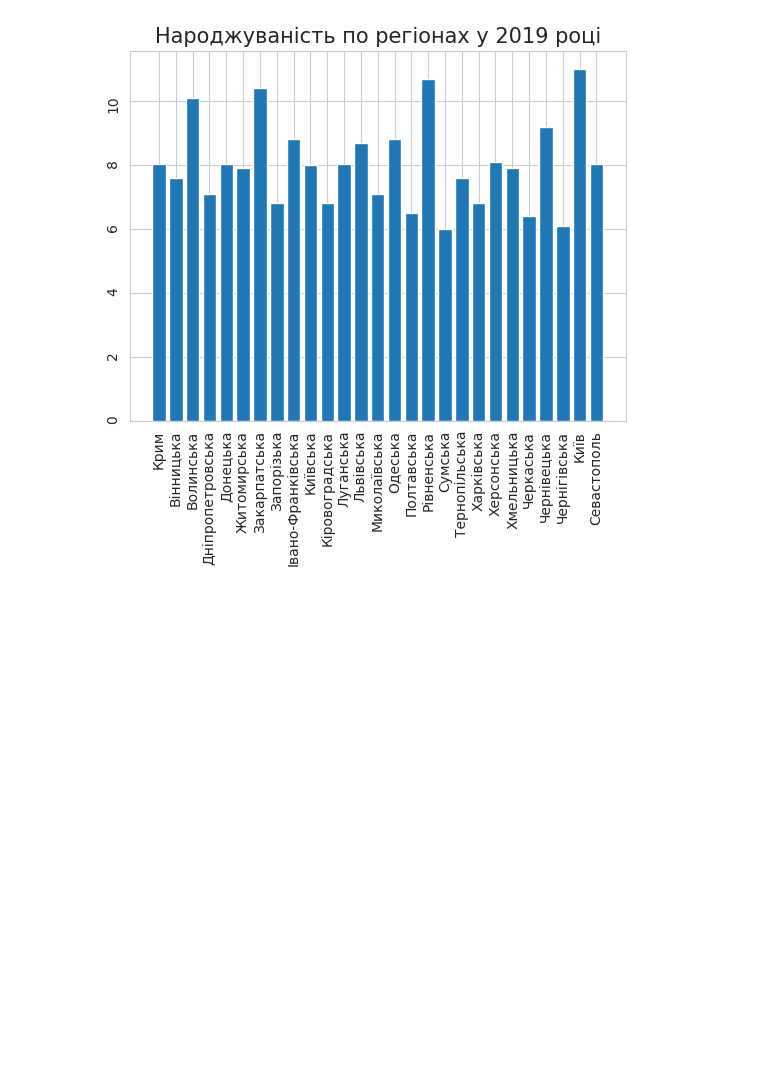
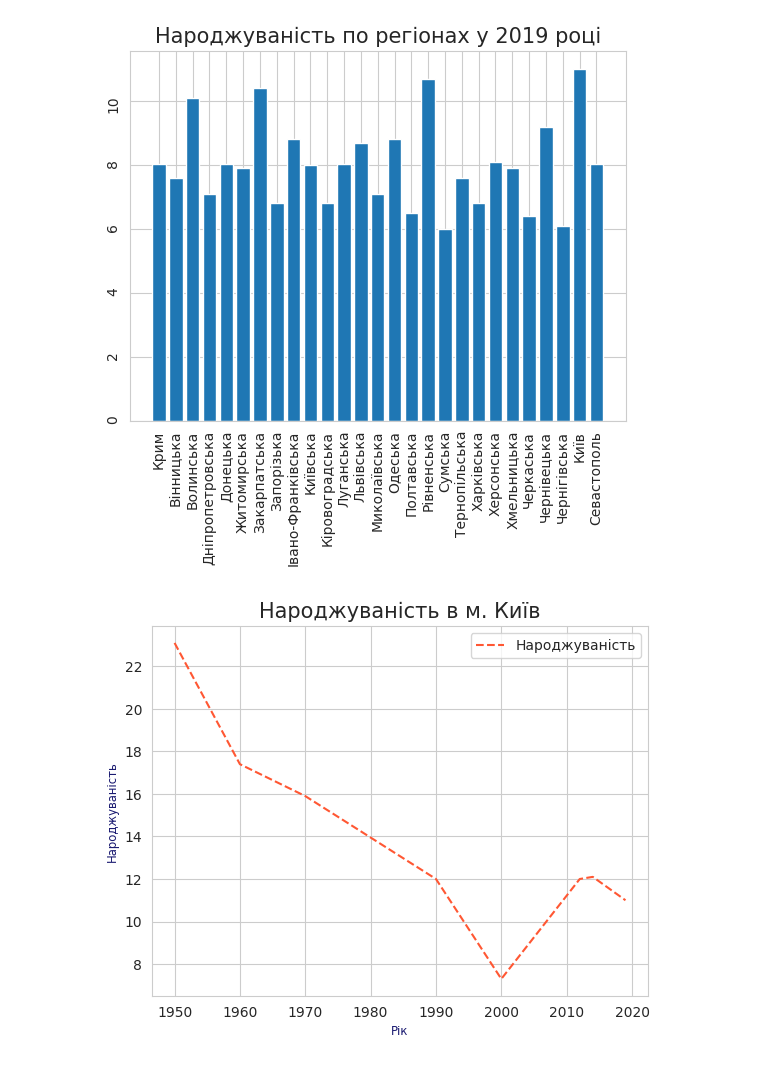
Before and after one commit to SobolMaria/goit-ds-hw-05, a Jupyter notebook: Hw2.1.ipynb, the cells around one changed output. Saved outputs shown, nothing was run; the diff lists cells and outputs as text; code cells hidden in the pictures; blank space fills up the shorter version.

```diff
--- a/Hw2.1.ipynb
+++ b/Hw2.1.ipynb
@@ -131,3 +131,24 @@ plt.tick_params(labelrotation=90)
 plt.show()
 # %% [output]
 [figure]
+# %%
+sns.set_style("whitegrid")
+plt.bar(df["Регіон"], df["2019"])
+plt.title("Народжуваність по регіонах у 2019 році", fontsize=15)
+plt.tick_params(labelrotation=90)
+
+plt.show()
+# %%
+years = [1950, 1960, 1970, 1990, 2000, 2012, 2014, 2019]
+
+plt.plot(
+    years, df.loc[25, ["1950", "1960", "1970", "1990", "2000", "2012", "2014", "2019"]],
+    label="Народжуваність", linestyle="--", color="#FF5733"
+)
+plt.xlabel("Рік", fontsize="small", color="midnightblue")
+plt.ylabel("Народжуваність", fontsize="small", color="midnightblue")
+plt.title("Народжуваність в м. Київ", fontsize=15)
+plt.legend()
+plt.show()
+# %% [output]
+[figure, added]
```
Also changed, not shown: parts of 1 cell of this notebook.
